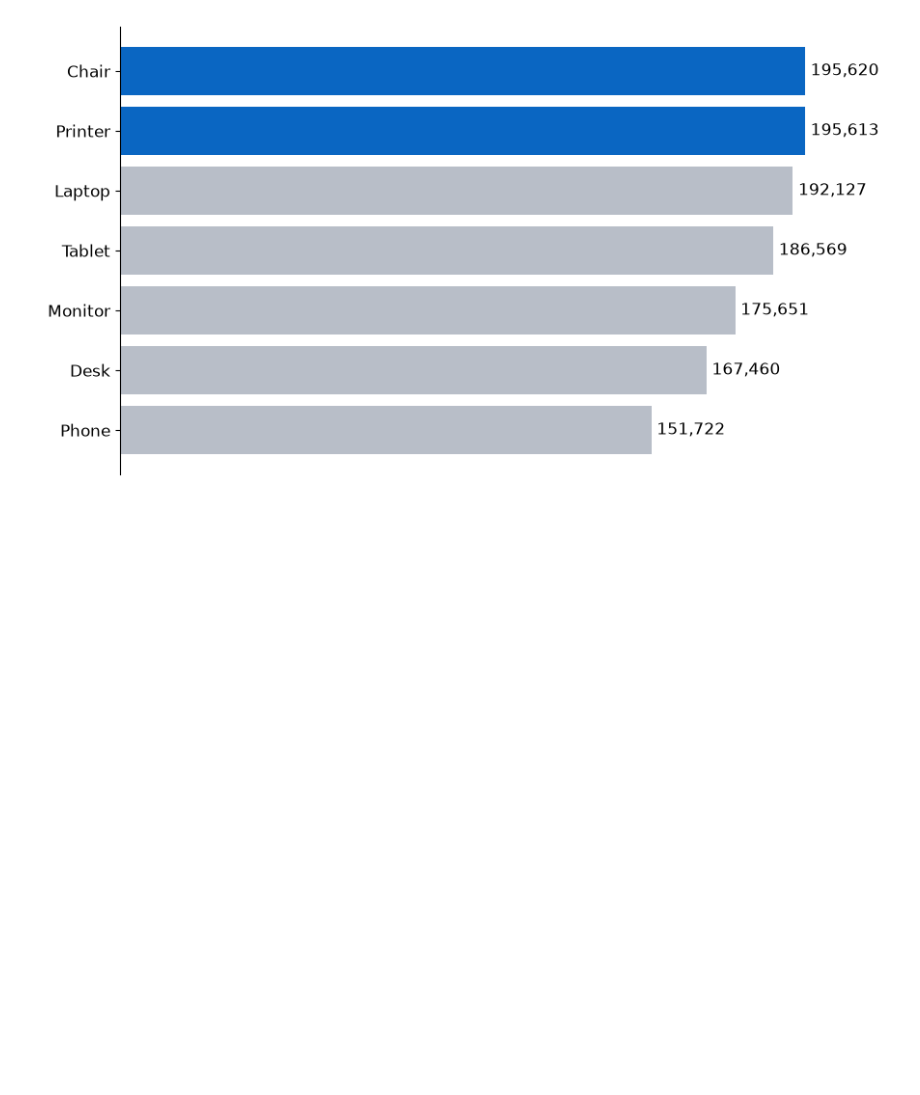
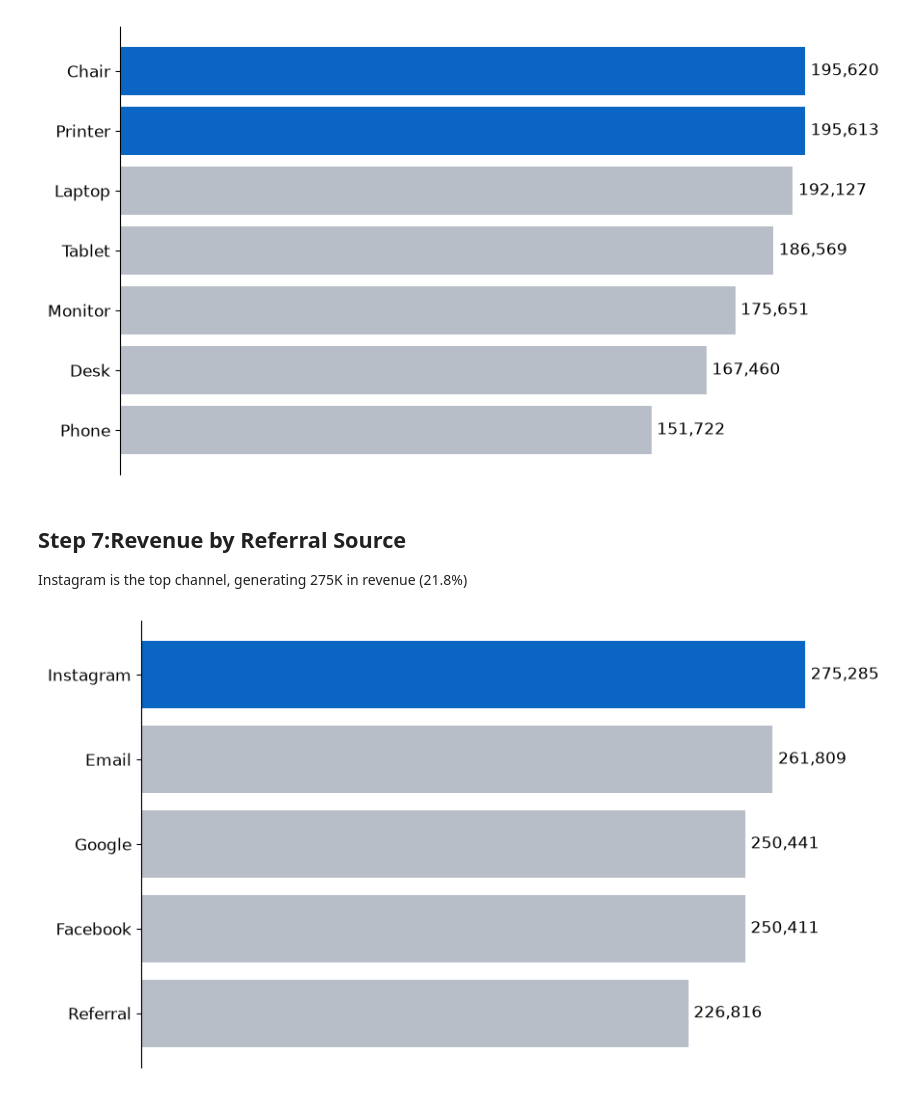
Before and after one commit to nabeera862-eng/decodelabs-internship_project4, a Jupyter notebook: DECODE_LABS_PROJECT4.ipynb, the cells around one changed output. Drawn from its saved outputs; the diff is of its cells as text; code cells hidden in the pictures; blank space fills up the shorter version.

Commit message:
Add revenue by referral source chart

```diff
--- a/DECODE_LABS_PROJECT4.ipynb
+++ b/DECODE_LABS_PROJECT4.ipynb
@@ -87,3 +87,29 @@ plt.savefig("charts/01_revenue_by_product.png", dpi=300)
 plt.show()
 # %% [output]
 [figure]
+# %% [markdown]
+## Step 7:Revenue by Referral Source
+Instagram is the top channel, generating 275K in revenue (21.8%)
+# %%
+# Calculate total revenue for each referral source and sort ascending
+referral_revenue = df.groupby("ReferralSource")["TotalPrice"].sum().sort_values()
+
+# Highlight only the top channel in blue
+colors = [GREY] * len(referral_revenue)
+colors[-1] = BLUE
+
+# Draw a horizontal bar chart with direct labels
+plt.figure(figsize=(9, 5))
+bars = plt.barh(referral_revenue.index, referral_revenue.values, color=colors)
+plt.bar_label(bars, labels=[f"{v:,.0f}" for v in referral_revenue.values], padding=4)
+
+# Remove unnecessary elements
+plt.xticks([])
+plt.gca().spines["bottom"].set_visible(False)
+
+# Save and display
+plt.tight_layout()
+plt.savefig("charts/02_revenue_by_referral.png", dpi=300)
+plt.show()
+# %% [output]
+[figure, added]
```
